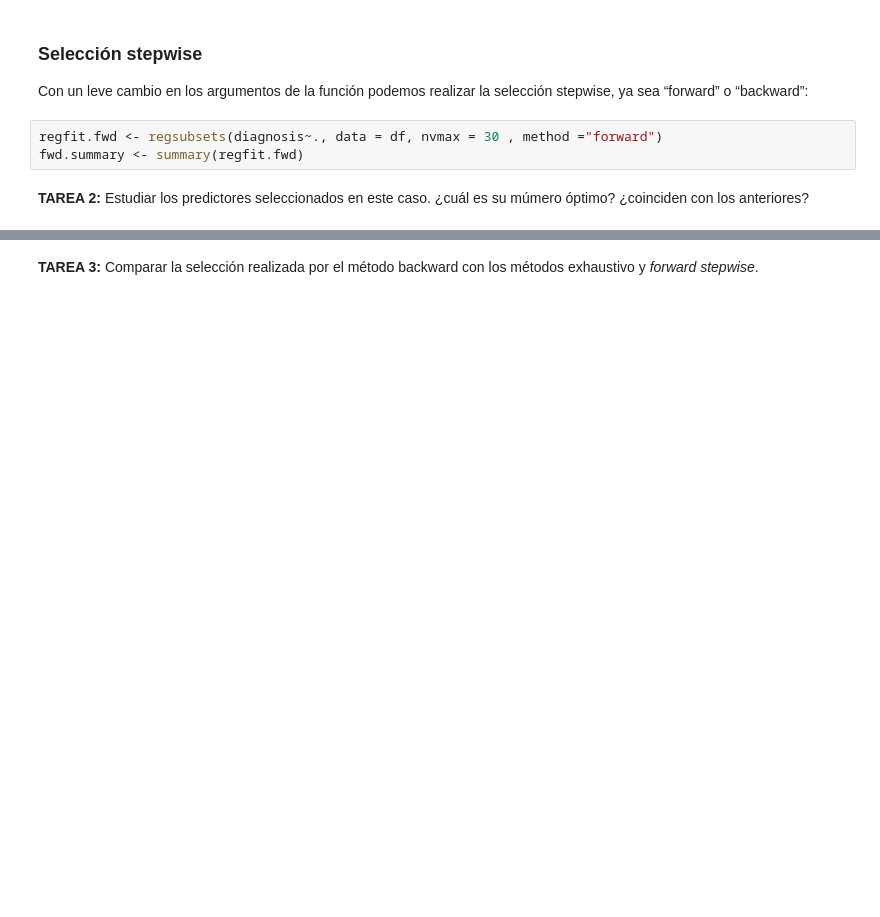
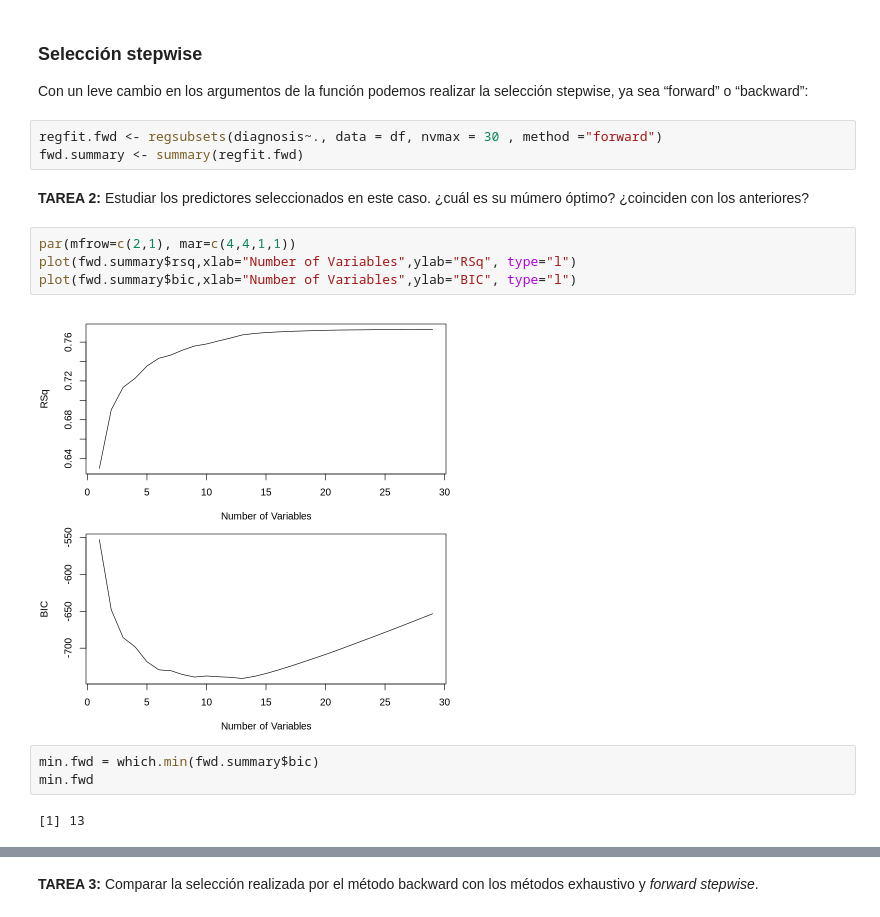
Before and after one commit to davemlz/Master_of_DataScience, a Jupyter notebook: Estadistica/Seleccion de variables y regularizacion 10/Seleccion_de_variables_y_regularizacion_BC.ipynb, the cells around one changed output, grey strips where cells are left out. Drawn from its saved outputs; the diff is of its cells as text; blank space fills up the shorter version.

```diff
--- a/Estadistica/Seleccion de variables y regularizacion 10/Seleccion_de_variables_y_regularizacion_BC.ipynb
+++ b/Estadistica/Seleccion de variables y regularizacion 10/Seleccion_de_variables_y_regularizacion_BC.ipynb
@@ -146,3 +211,14 @@ regfit.fwd <- regsubsets(diagnosis~., data = df, nvmax = 30 , method ="forward")
 fwd.summary <- summary(regfit.fwd)
 # %% [markdown]
 **TAREA 2:** Estudiar los predictores seleccionados en este caso. ¿cuál es su múmero óptimo? ¿coinciden con los anteriores?
+# %%
+par(mfrow=c(2,1), mar=c(4,4,1,1))
+plot(fwd.summary$rsq,xlab="Number of Variables",ylab="RSq", type="l")
+plot(fwd.summary$bic,xlab="Number of Variables",ylab="BIC", type="l")
+# %% [output]
+[figure, added]
+# %%
+min.fwd = which.min(fwd.summary$bic)
+min.fwd
+# %% [output]
+[1] 13
```
Also changed, not shown: parts of 34 cells of this notebook.
